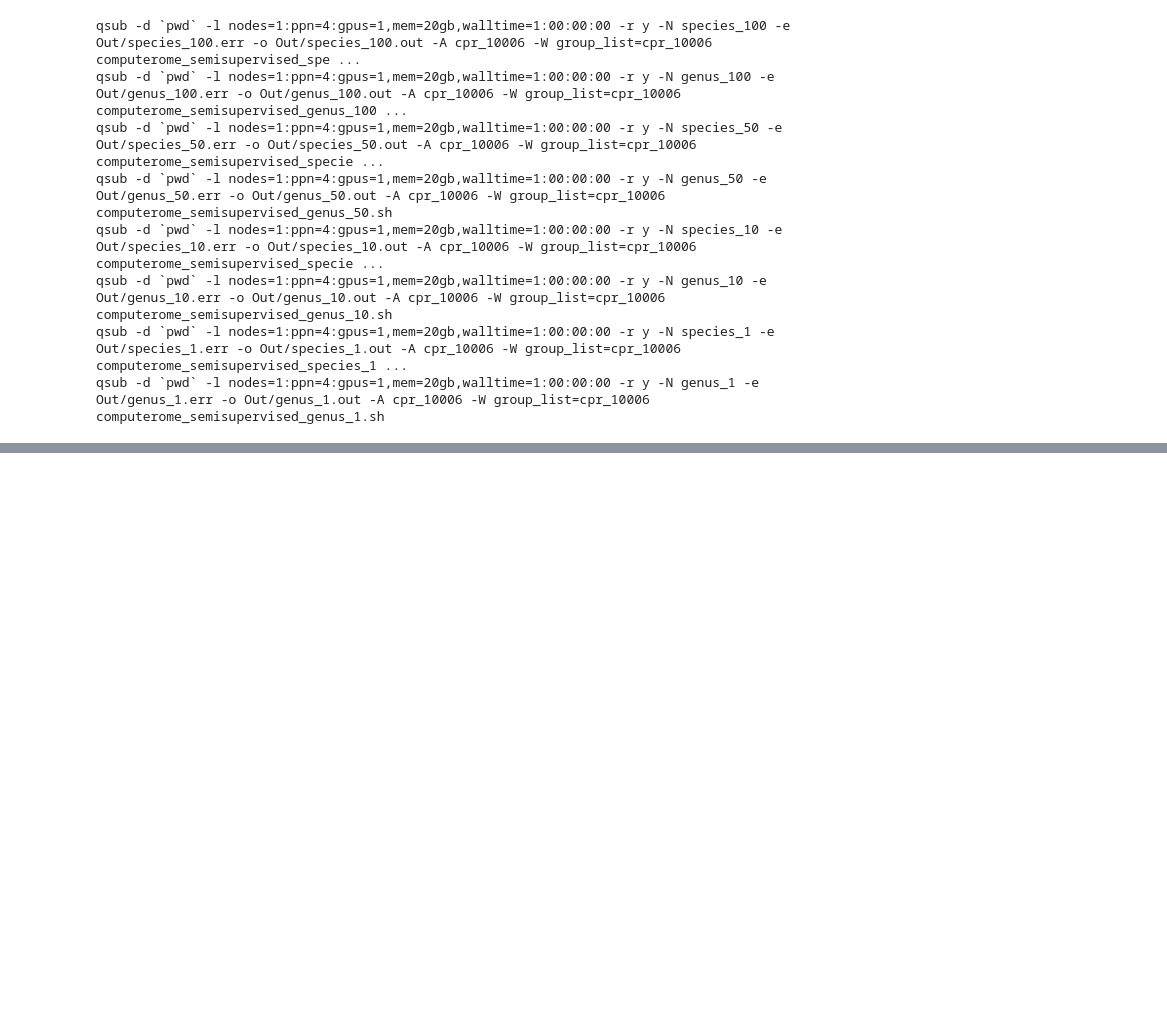
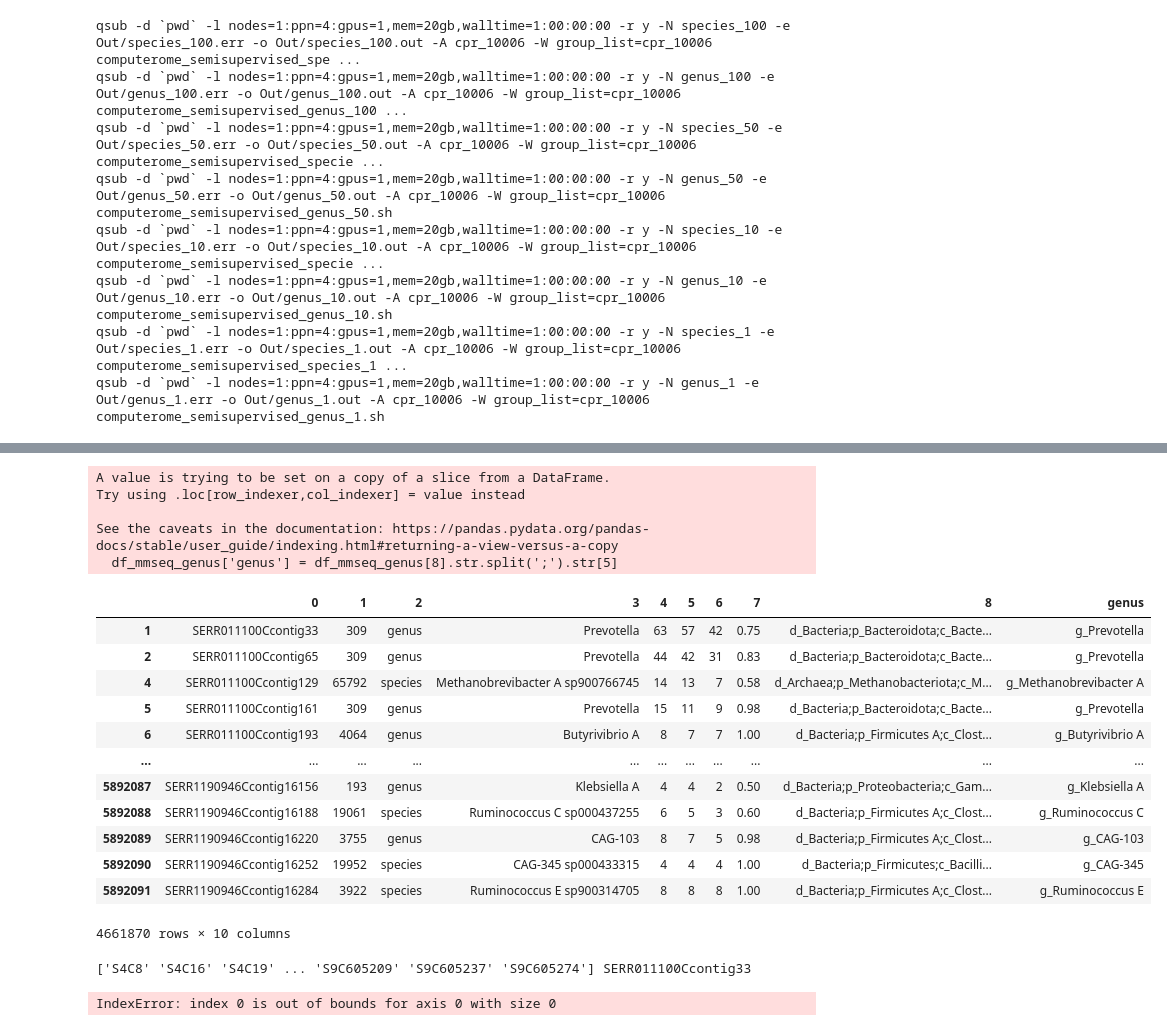
Before and after one commit to sgalkina/vamb, a Jupyter notebook: doc/vamb_semisupervised_analysis.ipynb, the cells around one changed output, grey strips where cells are left out. Saved outputs shown, nothing was run; the diff lists cells and outputs as text; code cells hidden in the pictures; blank space fills up the shorter version.

```diff
--- a/doc/vamb_semisupervised_analysis.ipynb
+++ b/doc/vamb_semisupervised_analysis.ipynb
@@ -699,0 +1012,40 @@ qsub -d `pwd` -l nodes=1:ppn=4:gpus=1,mem=20gb,walltime=1:00:00:00 -r y -N genus
+# %%
+MMSEQ_PATH = '/Users/nmb127/Documents/vamb_data/almeida_taxonomy.tsv'
+
+df_mmseq = pd.read_csv(MMSEQ_PATH, delimiter='\t', header=None)
+df_mmseq_genus = df_mmseq[(df_mmseq[2] == 'genus') | (df_mmseq[2] == 'species')]
+df_mmseq_genus['genus'] = df_mmseq_genus[8].str.split(';').str[5]
+contigs = np.array(contignames)
+# indices_mmseq = [np.argwhere(contigs == c)[0][0] for c in df_mmseq_genus[0]]
+# classes_order = list(df_mmseq_genus['genus'])
+# %% [output]
+A value is trying to be set on a copy of a slice from a DataFrame.
+Try using .loc[row_indexer,col_indexer] = value instead
+
+See the caveats in the documentation: https://pandas.pydata.org/pandas-docs/stable/user_guide/indexing.html#returning-a-view-versus-a-copy
+  df_mmseq_genus['genus'] = df_mmseq_genus[8].str.split(';').str[5]
+# %%
+df_mmseq_genus
+# %% [output]
+|  | 0 | 1 | 2 | 3 | 4 | 5 | 6 | 7 | 8 | genus |
+| 1 | SERR011100Ccontig33 | 309 | genus | Prevotella | 63 | 57 | 42 | 0.75 | d_Bacteria;p_Bacteroidota;c_Bacte... | g_Prevotella |
+| 2 | SERR011100Ccontig65 | 309 | genus | Prevotella | 44 | 42 | 31 | 0.83 | d_Bacteria;p_Bacteroidota;c_Bacte... | g_Prevotella |
+| 4 | SERR011100Ccontig129 | 65792 | species | Methanobrevibacter A sp900766745 | 14 | 13 | 7 | 0.58 | d_Archaea;p_Methanobacteriota;c_M... | g_Methanobrevibacter A |
+| 5 | SERR011100Ccontig161 | 309 | genus | Prevotella | 15 | 11 | 9 | 0.98 | d_Bacteria;p_Bacteroidota;c_Bacte... | g_Prevotella |
+| 6 | SERR011100Ccontig193 | 4064 | genus | Butyrivibrio A | 8 | 7 | 7 | 1.00 | d_Bacteria;p_Firmicutes A;c_Clost... | g_Butyrivibrio A |
+| ... | ... | ... | ... | ... | ... | ... | ... | ... | ... | ... |
+| 5892087 | SERR1190946Ccontig16156 | 193 | genus | Klebsiella A | 4 | 4 | 2 | 0.50 | d_Bacteria;p_Proteobacteria;c_Gam... | g_Klebsiella A |
+| 5892088 | SERR1190946Ccontig16188 | 19061 | species | Ruminococcus C sp000437255 | 6 | 5 | 3 | 0.60 | d_Bacteria;p_Firmicutes A;c_Clost... | g_Ruminococcus C |
+| 5892089 | SERR1190946Ccontig16220 | 3755 | genus | CAG-103 | 8 | 7 | 5 | 0.98 | d_Bacteria;p_Firmicutes A;c_Clost... | g_CAG-103 |
+| 5892090 | SERR1190946Ccontig16252 | 19952 | species | CAG-345 sp000433315 | 4 | 4 | 4 | 1.00 | d_Bacteria;p_Firmicutes;c_Bacilli... | g_CAG-345 |
+| 5892091 | SERR1190946Ccontig16284 | 3922 | species | Ruminococcus E sp900314705 | 8 | 8 | 8 | 1.00 | d_Bacteria;p_Firmicutes A;c_Clost... | g_Ruminococcus E |
+4661870 rows × 10 columns
+# %%
+def argwhere(c):
+    return np.argwhere(contigs == c)[0][0]
+
+vfunc = np.vectorize(argwhere)
+indices_mmseq = vfunc(df_mmseq_genus[0])
+# %% [output]
+['S4C8' 'S4C16' 'S4C19' ... 'S9C605209' 'S9C605237' 'S9C605274'] SERR011100Ccontig33
+IndexError: index 0 is out of bounds for axis 0 with size 0
```
Also changed, not shown: parts of 54 cells of this notebook, 29 other files.
